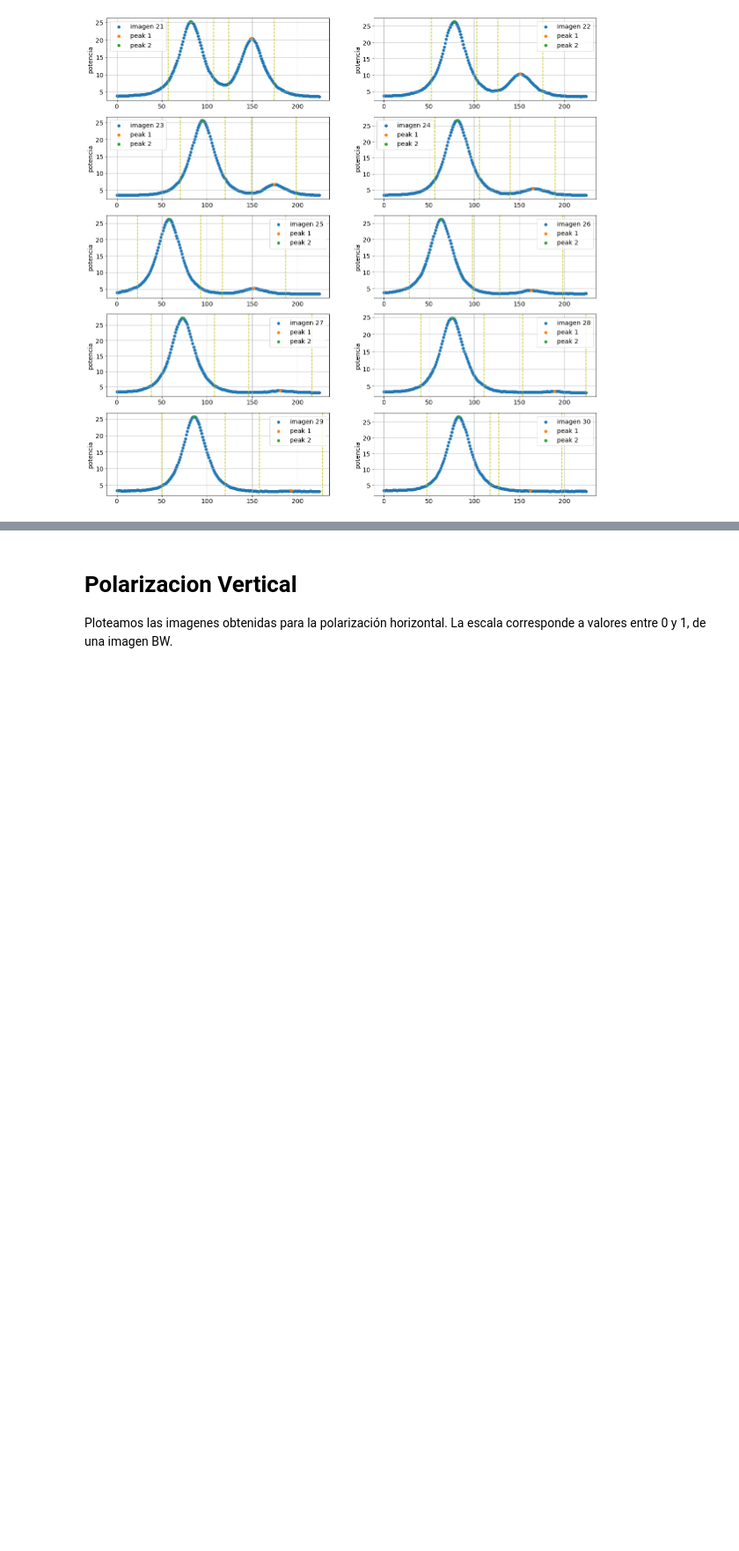
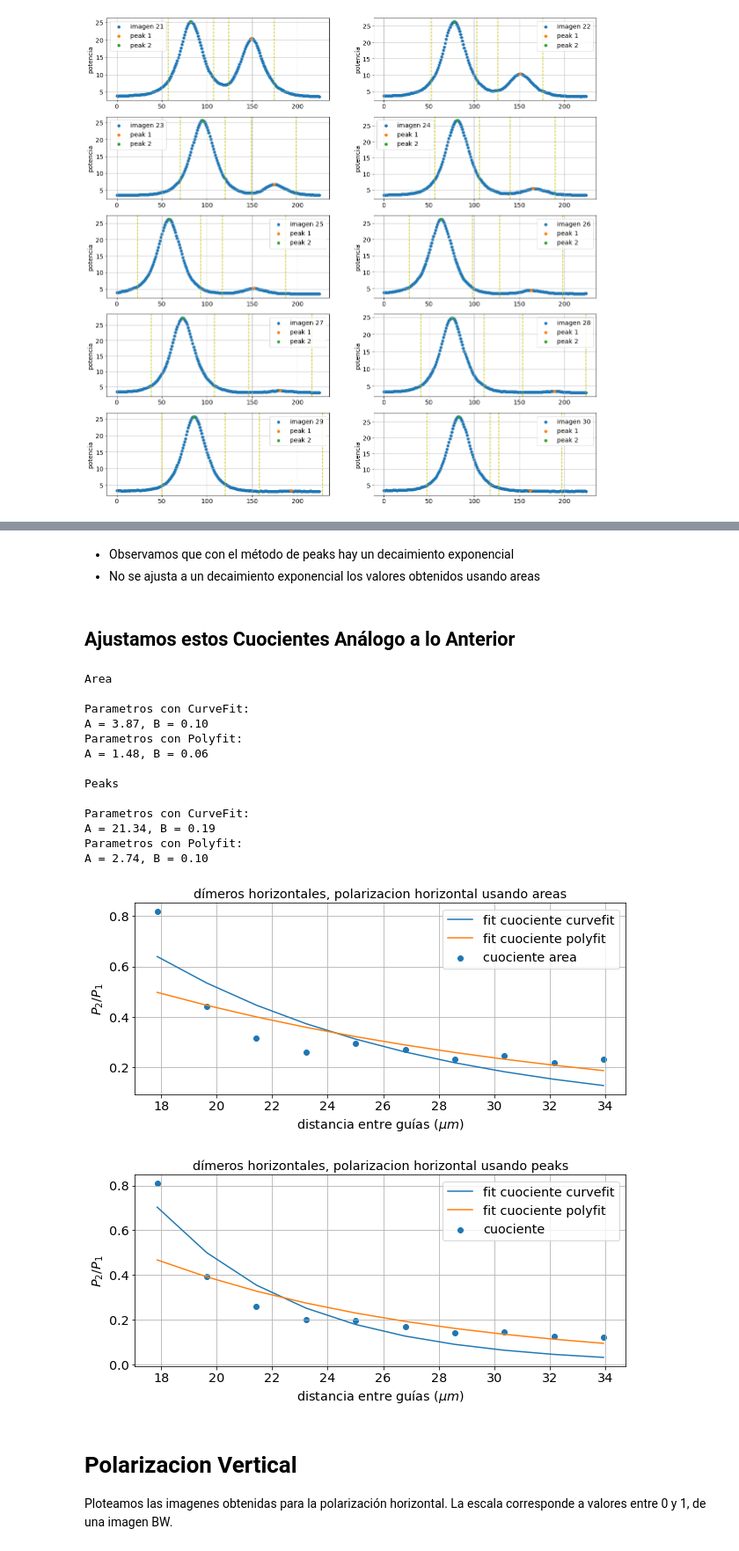
Before and after one commit to nachoacev/Fisica-Experimental-II, a Jupyter notebook: Redes Fotónicas/Tarea 3/tarea3.ipynb, the cells around one changed output, grey strips where cells are left out. Shown at 88% size. Cells and saved outputs as stored; diff of their text form; code cells hidden in the pictures; blank space fills up the shorter version.

```diff
--- a/Redes Fotónicas/Tarea 3/tarea3.ipynb
+++ b/Redes Fotónicas/Tarea 3/tarea3.ipynb
@@ -499,3 +513,65 @@ for i in range(20, 30):
+# %% [markdown]
+- Observamos que con el método de peaks hay un decaimiento exponencial
+- No se ajusta a un decaimiento exponencial los valores obtenidos usando areas
+# %% [markdown]
+## Ajustamos estos Cuocientes Análogo a lo Anterior
+# %%
+x0 = [1, 1]
+
+params_area, params_area_std = optimize.curve_fit(model, d, area_h, x0)
+params_peak, params_peak_std = optimize.curve_fit(model, d, peak_h, x0)
+
+p_area = np.polyfit(d, np.log(area_h), 1)
+p_peak = np.polyfit(d, np.log(peak_h), 1)
+
+plt.figure(figsize=(10, 4))
+plt.scatter(d, area_h, label='cuociente area')
+plt.plot(d, model(d, params_area[0], params_area[1]), label='fit cuociente curvefit')
+
+plt.plot(d, np.exp(p_area[0]*d + p_area[1]), label='fit cuociente polyfit')
+
+plt.ylabel('$P_2 / P_1$')
+plt.xlabel('distancia entre guías ($\\mu m$)')
+plt.title('dímeros horizontales, polarizacion horizontal usando areas')
+plt.legend()
+plt.grid()
+
+print('Area \n')
+print(f'Parametros con CurveFit: \nA = {params_area[0]:.2f}, B = {params_area[1]:.2f}')
+print(f'Parametros con Polyfit: \nA = {np.exp(p_area[1]):.2f}, B = {-p_area[0]:.2f}')
+
+
+plt.figure(figsize=(10, 4))
+plt.scatter(d, peak_h, label='cuociente')
+plt.plot(d, model(d, params_peak[0], params_peak[1]), label='fit cuociente curvefit')
+
+plt.plot(d, np.exp(p_peak[0]*d + p_peak[1]), label='fit cuociente polyfit')
+
+plt.ylabel('$P_2 / P_1$')
+plt.xlabel('distancia entre guías ($\\mu m$)')
+plt.title('dímeros horizontales, polarizacion horizontal usando peaks')
+plt.legend()
+plt.grid()
+
+print('\nPeaks\n')
+print(f'Parametros con CurveFit: \nA = {params_peak[0]:.2f}, B = {params_peak[1]:.2f}')
+print(f'Parametros con Polyfit: \nA = {np.exp(p_peak[1]):.2f}, B = {-p_peak[0]:.2f}')
+# %% [output]
+Area
+
+Parametros con CurveFit:
+A = 3.87, B = 0.10
+Parametros con Polyfit:
+A = 1.48, B = 0.06
+
+Peaks
+
+Parametros con CurveFit:
+A = 21.34, B = 0.19
+Parametros con Polyfit:
+A = 2.74, B = 0.10
+[figure, added]
+[figure, added]
 # %% [markdown]
 # Polarizacion Vertical
 
```
Also changed, not shown: parts of 4 cells of this notebook.
